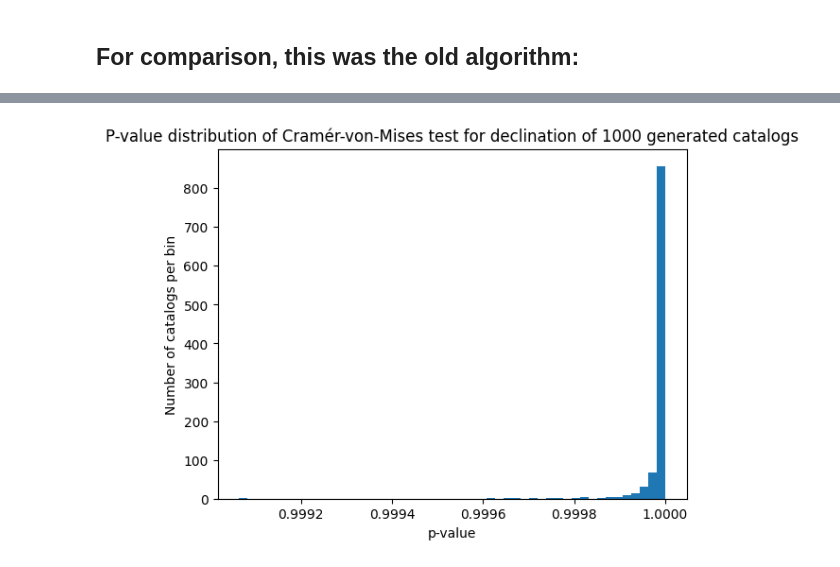
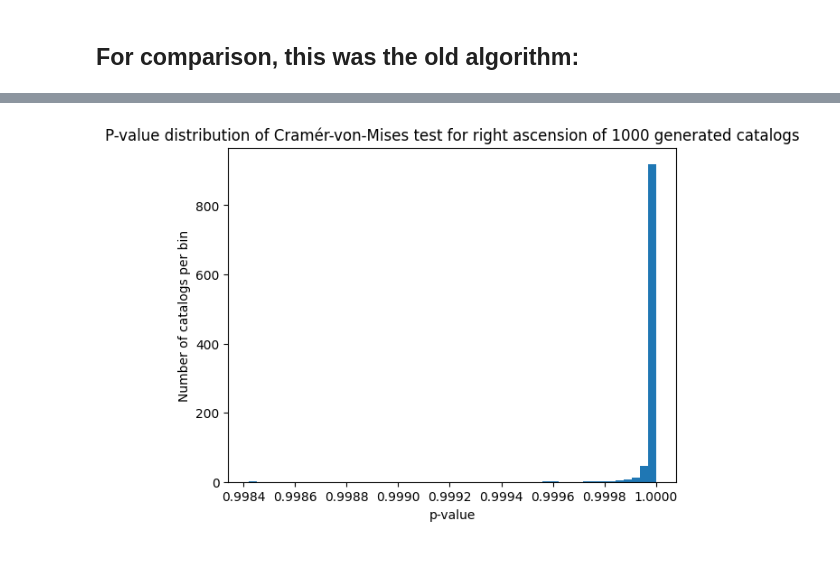
Before and after one commit to SimonPickRUB/bachelor-thesis, a Jupyter notebook: MC catalog generation/MC catalog generation 2.0.ipynb, the cells around one changed output, grey strips where cells are left out. Saved outputs shown, nothing was run; the diff lists cells and outputs as text; code cells hidden in the pictures.

```diff
--- a/MC catalog generation/MC catalog generation 2.0.ipynb
+++ b/MC catalog generation/MC catalog generation 2.0.ipynb
@@ -155,12 +155,3 @@ for i in range(1000): # Put the number of catalogs to be generated into this ran
 # If the previous shifting of blazars near the galactic plane causes a blazar to be above the equatorial plane, this will shift it back down:
         if old[i][1][j] > -5:
             old[i][1][j] = old[i][1][j] - 5
-# %%
-testdata_cvm_ra_old = []
-for i in range(1000):
-    testdata_cvm_ra_old.append(stats.cramervonmises_2samp(old[i][1], np.array(df["RA"])).pvalue)
-plt.hist(testdata_cvm_ra_old, bins=50)
-plt.title("P-value distribution of Cramér-von-Mises test for right ascension of 1000 generated catalogs")
-plt.xlabel("p-value")
-plt.ylabel("Number of catalogs per bin")
-plt.show()
@@ -169,11 +158,11 @@ plt.show()
 # %%
-testdata_cvm_dec_old = []
+testdata_cvm_ra_old = []
 for i in range(1000):
-    testdata_cvm_dec_old.append(stats.cramervonmises_2samp(old[i][0], np.array(df["DEC"])).pvalue)
-plt.hist(testdata_cvm_dec_old, bins=50)
-plt.title("P-value distribution of Cramér-von-Mises test for declination of 1000 generated catalogs")
+    testdata_cvm_ra_old.append(stats.cramervonmises_2samp(old[i][0], np.array(df["RA"])).pvalue)
+plt.hist(testdata_cvm_ra_old, bins=50)
+plt.title("P-value distribution of Cramér-von-Mises test for right ascension of 1000 generated catalogs")
 plt.xlabel("p-value")
 plt.ylabel("Number of catalogs per bin")
 plt.show()
 # %% [output]
-[figure, old version]
+[figure, new version]
```
Also changed, not shown: parts of 7 cells of this notebook.
